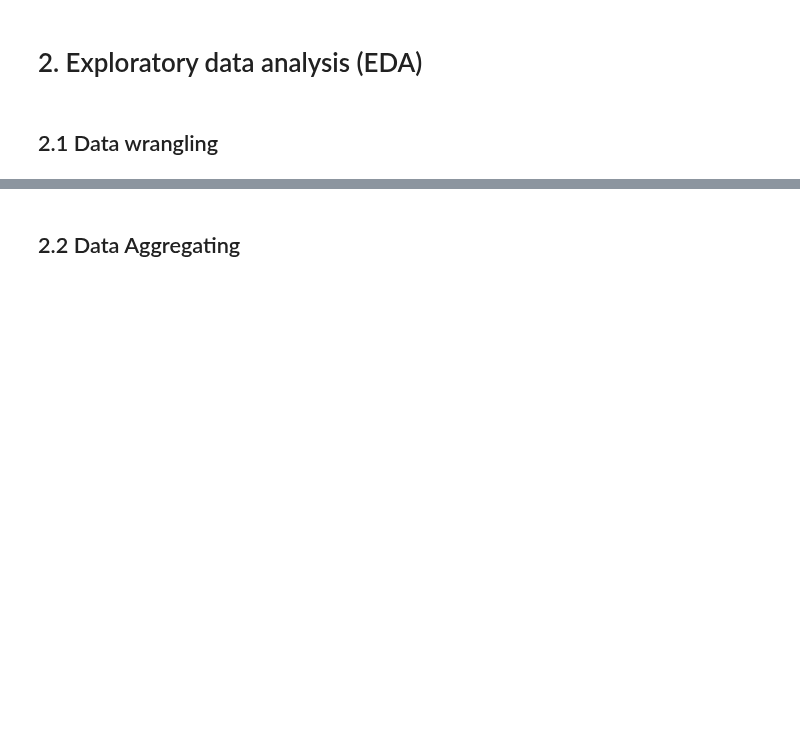
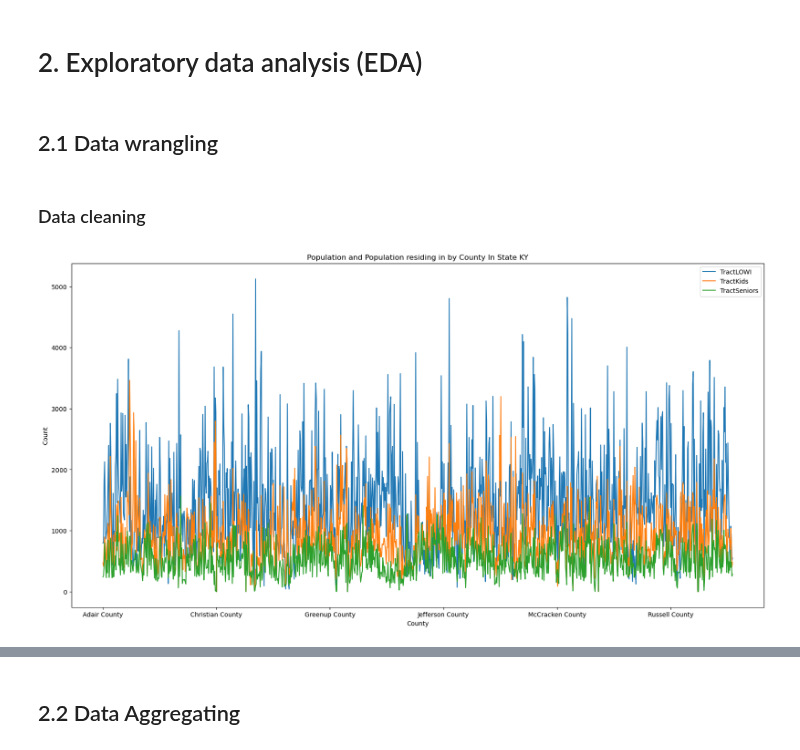
Before and after one commit to authentic/DataAnalysis, a Jupyter notebook: Workflow.ipynb, the cells around one changed output, grey strips where cells are left out. Drawn from its saved outputs; the diff is of its cells as text; code cells hidden in the pictures; blank space fills up the shorter version.

```diff
--- a/Workflow.ipynb
+++ b/Workflow.ipynb
@@ -125,0 +154,2 @@ array([ 1001020100,  1001020200,  1001020300, ..., 56043000302,
+# %%
+data_sub=data.loc[(data.State=='Kentucky')]
@@ -127,0 +166,10 @@ array([ 1001020100,  1001020200,  1001020300, ..., 56043000302,
+# %%
+columns_to_delete = []
+for col in data_sub.columns:
+    sum_col=data_sub[col].sum()
+
+    if sum_col == 0.0:
+        columns_to_delete.append(col)
+
+data_sub = data_sub.drop(columns=columns_to_delete, axis=1)
+print(data_sub.info())
@@ -129,3 +202,10 @@ array([ 1001020100,  1001020200,  1001020300, ..., 56043000302,
 # 2. Exploratory data analysis (EDA)
 # %% [markdown]
 ## 2.1 Data wrangling
+# %% [markdown]
+### Data cleaning
+# %%
+data_sub.plot(kind='line', y=['TractLOWI','TractKids','TractSeniors'],x='County',title='Population and Population residing in by County In State KY',figsize=(20, 10)).set_ylabel('Count')
+plt.show()
+# %% [output]
+[figure, added]
```
Also changed, not shown: parts of 20 cells of this notebook, 1 other file.
